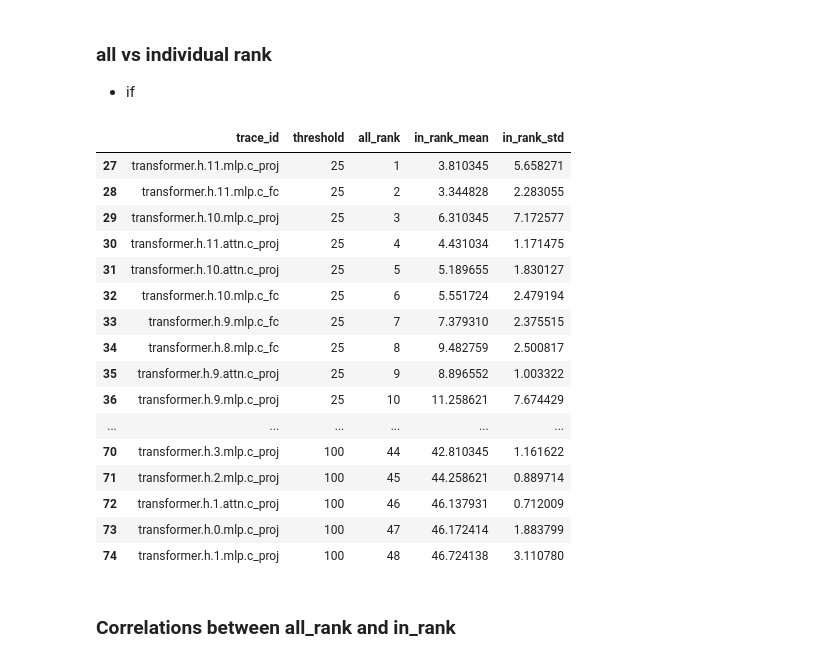
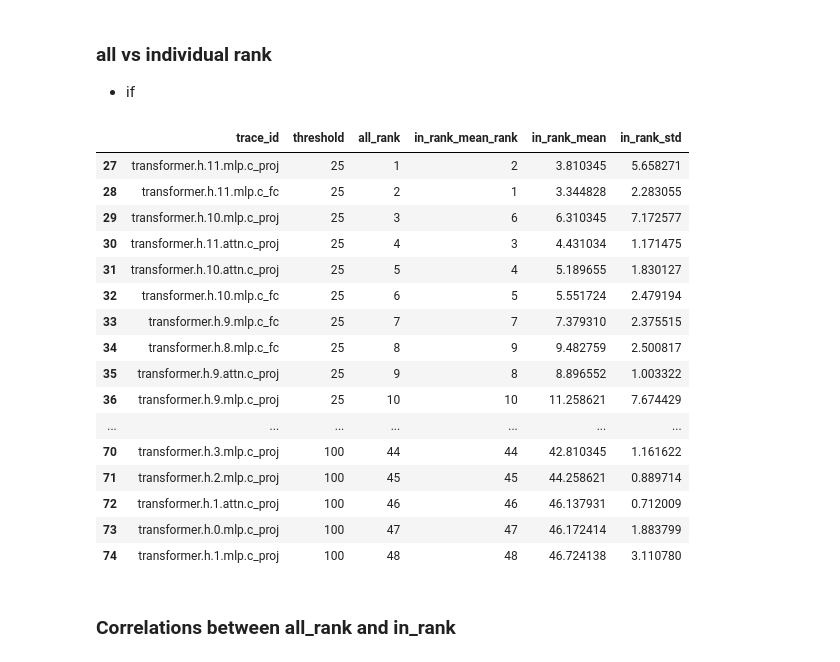
Before and after one commit to joonable/domain_adaptation_m2d2, a Jupyter notebook: 230709_local_weights_v6.ipynb, the cells around one changed output. Cells and saved outputs as stored; diff of their text form; code cells hidden in the pictures.

```diff
--- a/230709_local_weights_v6.ipynb
+++ b/230709_local_weights_v6.ipynb
@@ -482,26 +516,27 @@ sns.heatmap(
 # %% [markdown]
 ### all vs individual rank
 - if
-# %%
-df_ranking.dropna().sort_values("all_rank")
-# %% [output]
-|  | trace_id | threshold | all_rank | in_rank_mean | in_rank_std |
-| 27 | transformer.h.11.mlp.c_proj | 25 | 1 | 3.810345 | 5.658271 |
-| 28 | transformer.h.11.mlp.c_fc | 25 | 2 | 3.344828 | 2.283055 |
-| 29 | transformer.h.10.mlp.c_proj | 25 | 3 | 6.310345 | 7.172577 |
-| 30 | transformer.h.11.attn.c_proj | 25 | 4 | 4.431034 | 1.171475 |
-| 31 | transformer.h.10.attn.c_proj | 25 | 5 | 5.189655 | 1.830127 |
-| 32 | transformer.h.10.mlp.c_fc | 25 | 6 | 5.551724 | 2.479194 |
-| 33 | transformer.h.9.mlp.c_fc | 25 | 7 | 7.379310 | 2.375515 |
-| 34 | transformer.h.8.mlp.c_fc | 25 | 8 | 9.482759 | 2.500817 |
-| 35 | transformer.h.9.attn.c_proj | 25 | 9 | 8.896552 | 1.003322 |
-| 36 | transformer.h.9.mlp.c_proj | 25 | 10 | 11.258621 | 7.674429 |
-| ... | ... | ... | ... | ... | ... |
-| 70 | transformer.h.3.mlp.c_proj | 100 | 44 | 42.810345 | 1.161622 |
-| 71 | transformer.h.2.mlp.c_proj | 100 | 45 | 44.258621 | 0.889714 |
-| 72 | transformer.h.1.attn.c_proj | 100 | 46 | 46.137931 | 0.712009 |
-| 73 | transformer.h.0.mlp.c_proj | 100 | 47 | 46.172414 | 1.883799 |
-| 74 | transformer.h.1.mlp.c_proj | 100 | 48 | 46.724138 | 3.110780 |
+# %%
+df_ranking["in_rank_mean_rank"] = df_ranking["in_rank_mean"].rank().fillna(-1).astype(int)
+df_ranking.dropna().sort_values("all_rank")[["trace_id", "threshold", "all_rank", "in_rank_mean_rank", "in_rank_mean", "in_rank_std"]]
+# %% [output]
+|  | trace_id | threshold | all_rank | in_rank_mean_rank | in_rank_mean | in_rank_std |
+| 27 | transformer.h.11.mlp.c_proj | 25 | 1 | 2 | 3.810345 | 5.658271 |
+| 28 | transformer.h.11.mlp.c_fc | 25 | 2 | 1 | 3.344828 | 2.283055 |
+| 29 | transformer.h.10.mlp.c_proj | 25 | 3 | 6 | 6.310345 | 7.172577 |
+| 30 | transformer.h.11.attn.c_proj | 25 | 4 | 3 | 4.431034 | 1.171475 |
+| 31 | transformer.h.10.attn.c_proj | 25 | 5 | 4 | 5.189655 | 1.830127 |
+| 32 | transformer.h.10.mlp.c_fc | 25 | 6 | 5 | 5.551724 | 2.479194 |
+| 33 | transformer.h.9.mlp.c_fc | 25 | 7 | 7 | 7.379310 | 2.375515 |
+| 34 | transformer.h.8.mlp.c_fc | 25 | 8 | 9 | 9.482759 | 2.500817 |
+| 35 | transformer.h.9.attn.c_proj | 25 | 9 | 8 | 8.896552 | 1.003322 |
+| 36 | transformer.h.9.mlp.c_proj | 25 | 10 | 10 | 11.258621 | 7.674429 |
+| ... | ... | ... | ... | ... | ... | ... |
+| 70 | transformer.h.3.mlp.c_proj | 100 | 44 | 44 | 42.810345 | 1.161622 |
+| 71 | transformer.h.2.mlp.c_proj | 100 | 45 | 45 | 44.258621 | 0.889714 |
+| 72 | transformer.h.1.attn.c_proj | 100 | 46 | 46 | 46.137931 | 0.712009 |
+| 73 | transformer.h.0.mlp.c_proj | 100 | 47 | 47 | 46.172414 | 1.883799 |
+| 74 | transformer.h.1.mlp.c_proj | 100 | 48 | 48 | 46.724138 | 3.110780 |
 # %% [markdown]
 ### Correlations between all_rank and in_rank
 # %%
```
Also changed, not shown: parts of 11 cells of this notebook.
